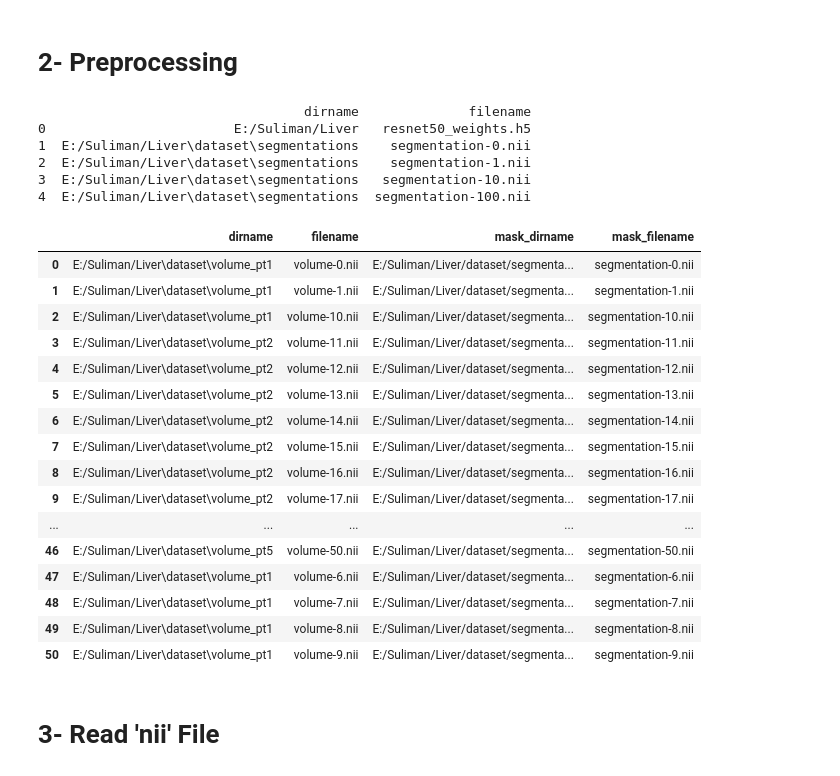
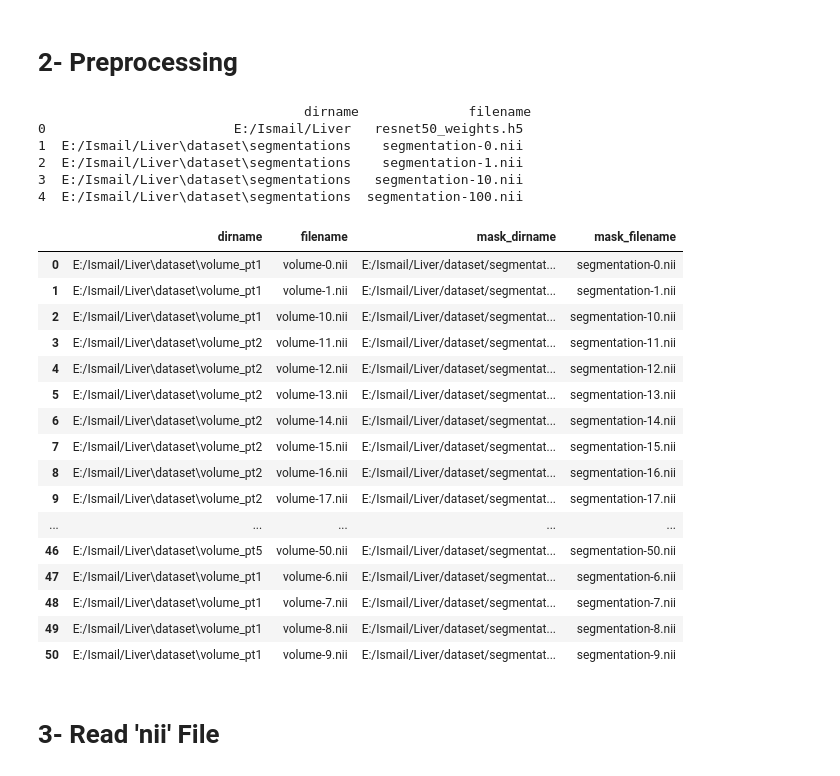
Before and after one commit to khankhushdil91/Liver_Segmentation_Project, a Jupyter notebook: Code/Liver_tumor_segmentation.ipynb, the cells around one changed output. Saved outputs shown, nothing was run; the diff lists cells and outputs as text; code cells hidden in the pictures.

```diff
--- a/Code/Liver_tumor_segmentation.ipynb
+++ b/Code/Liver_tumor_segmentation.ipynb
@@ -39,7 +39,7 @@ from tensorflow.keras.optimizers import Adam
 # 2- Preprocessing
 # %%
 files=[]
-for dirname, _, filenames in os.walk("E:/Suliman/Liver"):
+for dirname, _, filenames in os.walk("E:/Ismail/Liver"):
     for filename in filenames:
       files.append((dirname, filename))
 # %%
@@ -53,46 +53,46 @@ df_files = df_files.sort_values(by='filename')
 print(df_files.head())
 # %% [output]
                                   dirname              filename
-0                        E:/Suliman/Liver   resnet50_weights.h5
-1  E:/Suliman/Liver\dataset\segmentations    segmentation-0.nii
-2  E:/Suliman/Liver\dataset\segmentations    segmentation-1.nii
-3  E:/Suliman/Liver\dataset\segmentations   segmentation-10.nii
-4  E:/Suliman/Liver\dataset\segmentations  segmentation-100.nii
+0                        E:/Ismail/Liver   resnet50_weights.h5
+1  E:/Ismail/Liver\dataset\segmentations    segmentation-0.nii
+2  E:/Ismail/Liver\dataset\segmentations    segmentation-1.nii
+3  E:/Ismail/Liver\dataset\segmentations   segmentation-10.nii
+4  E:/Ismail/Liver\dataset\segmentations  segmentation-100.nii
 # %%
 # Map CT scan and label
 
 df_files["mask_dirname"]  = ""
 df_files["mask_filename"] = ""
 
 for i in range(131):
     ct = f"volume-{i}.nii"
     mask = f"segmentation-{i}.nii"
 
     df_files.loc[df_files['filename'] == ct, 'mask_filename'] = mask
-    df_files.loc[df_files['filename'] == ct, 'mask_dirname'] = "E:/Suliman/Liver/dataset/segmentations"
+    df_files.loc[df_files['filename'] == ct, 'mask_dirname'] = "E:/Ismail/Liver/dataset/segmentations"
 
 # drop segment rows
 df_files = df_files[df_files.mask_filename != ''].sort_values(by=['filename']).reset_index(drop=True)
 
 df_files
 # %% [output]
 |  | dirname | filename | mask_dirname | mask_filename |
-| 0 | E:/Suliman/Liver\dataset\volume_pt1 | volume-0.nii | E:/Suliman/Liver/dataset/segmenta... | segmentation-0.nii |
-| 1 | E:/Suliman/Liver\dataset\volume_pt1 | volume-1.nii | E:/Suliman/Liver/dataset/segmenta... | segmentation-1.nii |
-| 2 | E:/Suliman/Liver\dataset\volume_pt1 | volume-10.nii | E:/Suliman/Liver/dataset/segmenta... | segmentation-10.nii |
-| 3 | E:/Suliman/Liver\dataset\volume_pt2 | volume-11.nii | E:/Suliman/Liver/dataset/segmenta... | segmentation-11.nii |
-| 4 | E:/Suliman/Liver\dataset\volume_pt2 | volume-12.nii | E:/Suliman/Liver/dataset/segmenta... | segmentation-12.nii |
-| 5 | E:/Suliman/Liver\dataset\volume_pt2 | volume-13.nii | E:/Suliman/Liver/dataset/segmenta... | segmentation-13.nii |
-| 6 | E:/Suliman/Liver\dataset\volume_pt2 | volume-14.nii | E:/Suliman/Liver/dataset/segmenta... | segmentation-14.nii |
-| 7 | E:/Suliman/Liver\dataset\volume_pt2 | volume-15.nii | E:/Suliman/Liver/dataset/segmenta... | segmentation-15.nii |
-| 8 | E:/Suliman/Liver\dataset\volume_pt2 | volume-16.nii | E:/Suliman/Liver/dataset/segmenta... | segmentation-16.nii |
-| 9 | E:/Suliman/Liver\dataset\volume_pt2 | volume-17.nii | E:/Suliman/Liver/dataset/segmenta... | segmentation-17.nii |
+| 0 | E:/Ismail/Liver\dataset\volume_pt1 | volume-0.nii | E:/Ismail/Liver/dataset/segmentat... | segmentation-0.nii |
+| 1 | E:/Ismail/Liver\dataset\volume_pt1 | volume-1.nii | E:/Ismail/Liver/dataset/segmentat... | segmentation-1.nii |
+| 2 | E:/Ismail/Liver\dataset\volume_pt1 | volume-10.nii | E:/Ismail/Liver/dataset/segmentat... | segmentation-10.nii |
+| 3 | E:/Ismail/Liver\dataset\volume_pt2 | volume-11.nii | E:/Ismail/Liver/dataset/segmentat... | segmentation-11.nii |
+| 4 | E:/Ismail/Liver\dataset\volume_pt2 | volume-12.nii | E:/Ismail/Liver/dataset/segmentat... | segmentation-12.nii |
+| 5 | E:/Ismail/Liver\dataset\volume_pt2 | volume-13.nii | E:/Ismail/Liver/dataset/segmentat... | segmentation-13.nii |
+| 6 | E:/Ismail/Liver\dataset\volume_pt2 | volume-14.nii | E:/Ismail/Liver/dataset/segmentat... | segmentation-14.nii |
+| 7 | E:/Ismail/Liver\dataset\volume_pt2 | volume-15.nii | E:/Ismail/Liver/dataset/segmentat... | segmentation-15.nii |
+| 8 | E:/Ismail/Liver\dataset\volume_pt2 | volume-16.nii | E:/Ismail/Liver/dataset/segmentat... | segmentation-16.nii |
+| 9 | E:/Ismail/Liver\dataset\volume_pt2 | volume-17.nii | E:/Ismail/Liver/dataset/segmentat... | segmentation-17.nii |
 | ... | ... | ... | ... | ... |
-| 46 | E:/Suliman/Liver\dataset\volume_pt5 | volume-50.nii | E:/Suliman/Liver/dataset/segmenta... | segmentation-50.nii |
-| 47 | E:/Suliman/Liver\dataset\volume_pt1 | volume-6.nii | E:/Suliman/Liver/dataset/segmenta... | segmentation-6.nii |
-| 48 | E:/Suliman/Liver\dataset\volume_pt1 | volume-7.nii | E:/Suliman/Liver/dataset/segmenta... | segmentation-7.nii |
-| 49 | E:/Suliman/Liver\dataset\volume_pt1 | volume-8.nii | E:/Suliman/Liver/dataset/segmenta... | segmentation-8.nii |
-| 50 | E:/Suliman/Liver\dataset\volume_pt1 | volume-9.nii | E:/Suliman/Liver/dataset/segmenta... | segmentation-9.nii |
+| 46 | E:/Ismail/Liver\dataset\volume_pt5 | volume-50.nii | E:/Ismail/Liver/dataset/segmentat... | segmentation-50.nii |
+| 47 | E:/Ismail/Liver\dataset\volume_pt1 | volume-6.nii | E:/Ismail/Liver/dataset/segmentat... | segmentation-6.nii |
+| 48 | E:/Ismail/Liver\dataset\volume_pt1 | volume-7.nii | E:/Ismail/Liver/dataset/segmentat... | segmentation-7.nii |
+| 49 | E:/Ismail/Liver\dataset\volume_pt1 | volume-8.nii | E:/Ismail/Liver/dataset/segmentat... | segmentation-8.nii |
+| 50 | E:/Ismail/Liver\dataset\volume_pt1 | volume-9.nii | E:/Ismail/Liver/dataset/segmentat... | segmentation-9.nii |
 # %% [markdown]
 # 3- Read 'nii' File
 # %%
```
Also changed, not shown: parts of 4 cells of this notebook.
